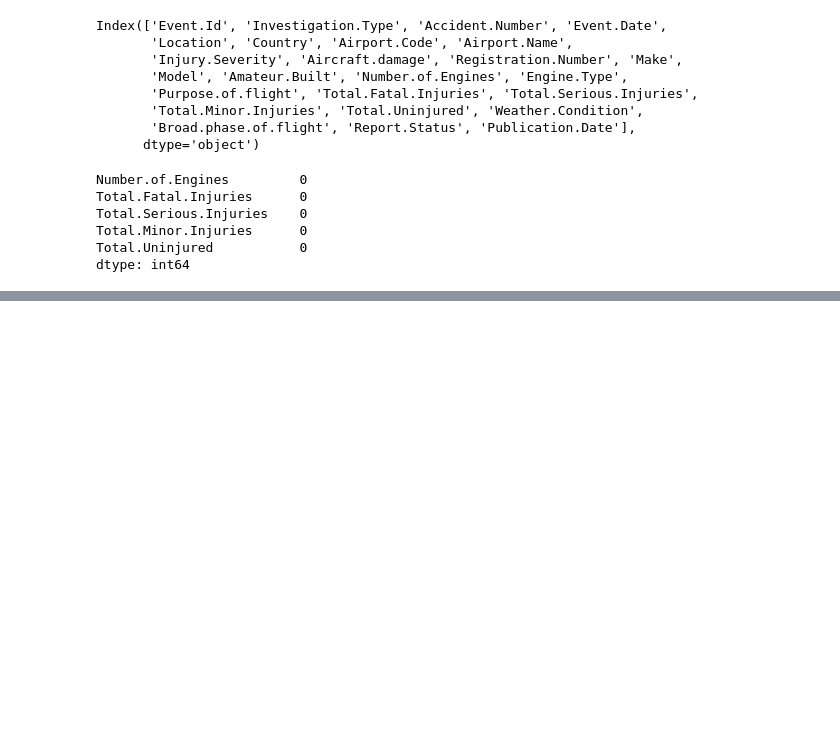
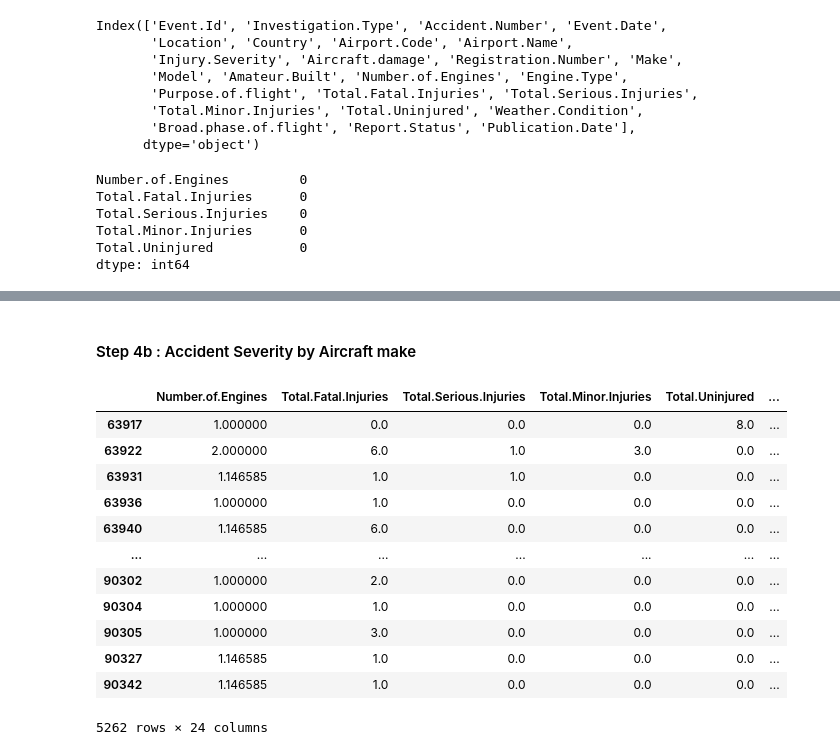
Before and after one commit to DebbieMOmondi/-Aviation-Risk-Analysis, a Jupyter notebook: index.ipynb, the cells around one changed output, grey strips where cells are left out. Saved outputs shown, nothing was run; the diff lists cells and outputs as text; code cells hidden in the pictures; blank space fills up the shorter version.

```diff
--- a/index.ipynb
+++ b/index.ipynb
@@ -266,0 +379,20 @@ The dataset has been thoroughly cleaned, with missing values handled as previous
+# %% [markdown]
+#### Step 4b : Accident Severity by Aircraft make
+# %%
+#Filter fatal accidents
+fatal_accidents = cleaned_data[cleaned_data['Injury.Severity'] == 'Fatal']
+fatal_accidents
+# %% [output]
+|  | Number.of.Engines | Total.Fatal.Injuries | Total.Serious.Injuries | Total.Minor.Injuries | Total.Uninjured | ... |
+| 63917 | 1.000000 | 0.0 | 0.0 | 0.0 | 8.0 | ... |
+| 63922 | 2.000000 | 6.0 | 1.0 | 3.0 | 0.0 | ... |
+| 63931 | 1.146585 | 1.0 | 1.0 | 0.0 | 0.0 | ... |
+| 63936 | 1.000000 | 1.0 | 0.0 | 0.0 | 0.0 | ... |
+| 63940 | 1.146585 | 6.0 | 0.0 | 0.0 | 0.0 | ... |
+| ... | ... | ... | ... | ... | ... | ... |
+| 90302 | 1.000000 | 2.0 | 0.0 | 0.0 | 0.0 | ... |
+| 90304 | 1.000000 | 1.0 | 0.0 | 0.0 | 0.0 | ... |
+| 90305 | 1.000000 | 3.0 | 0.0 | 0.0 | 0.0 | ... |
+| 90327 | 1.146585 | 1.0 | 0.0 | 0.0 | 0.0 | ... |
+| 90342 | 1.146585 | 1.0 | 0.0 | 0.0 | 0.0 | ... |
+5262 rows × 24 columns
```
Also changed, not shown: parts of 18 cells of this notebook.
